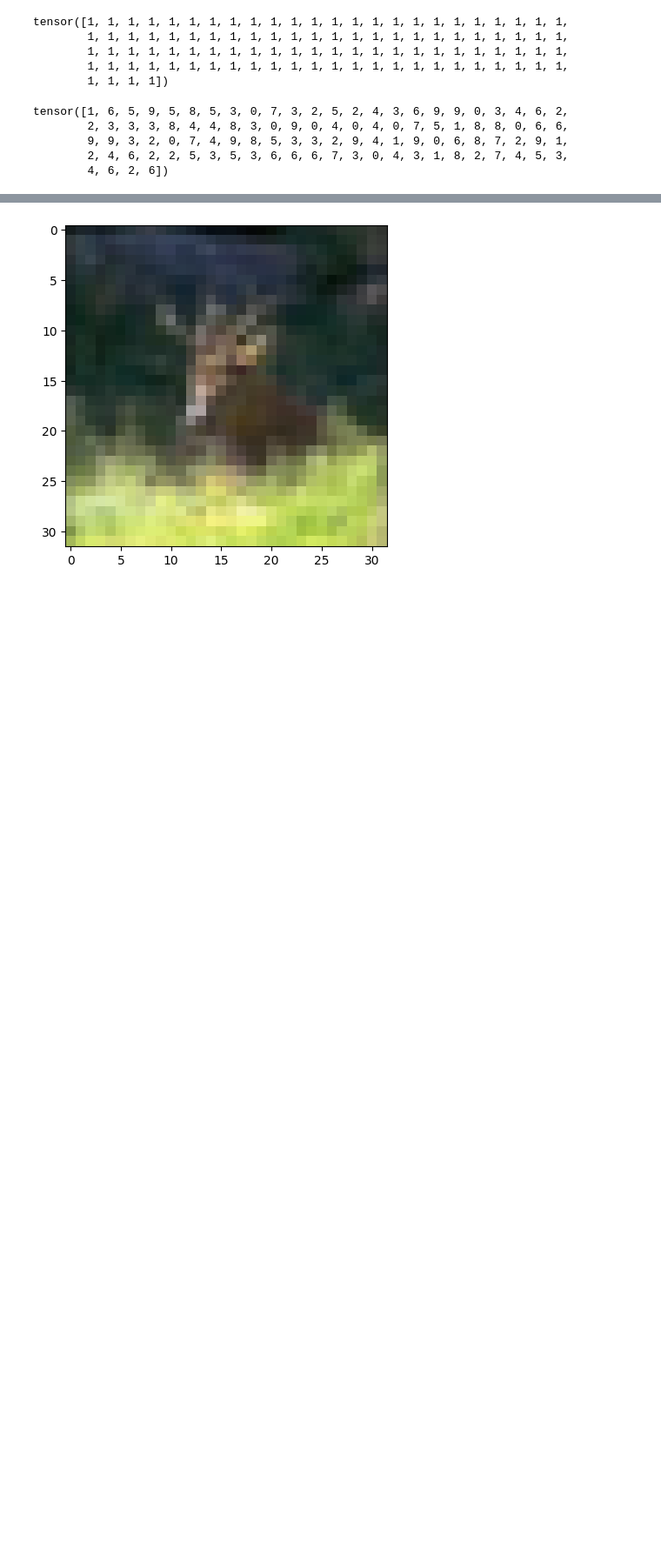
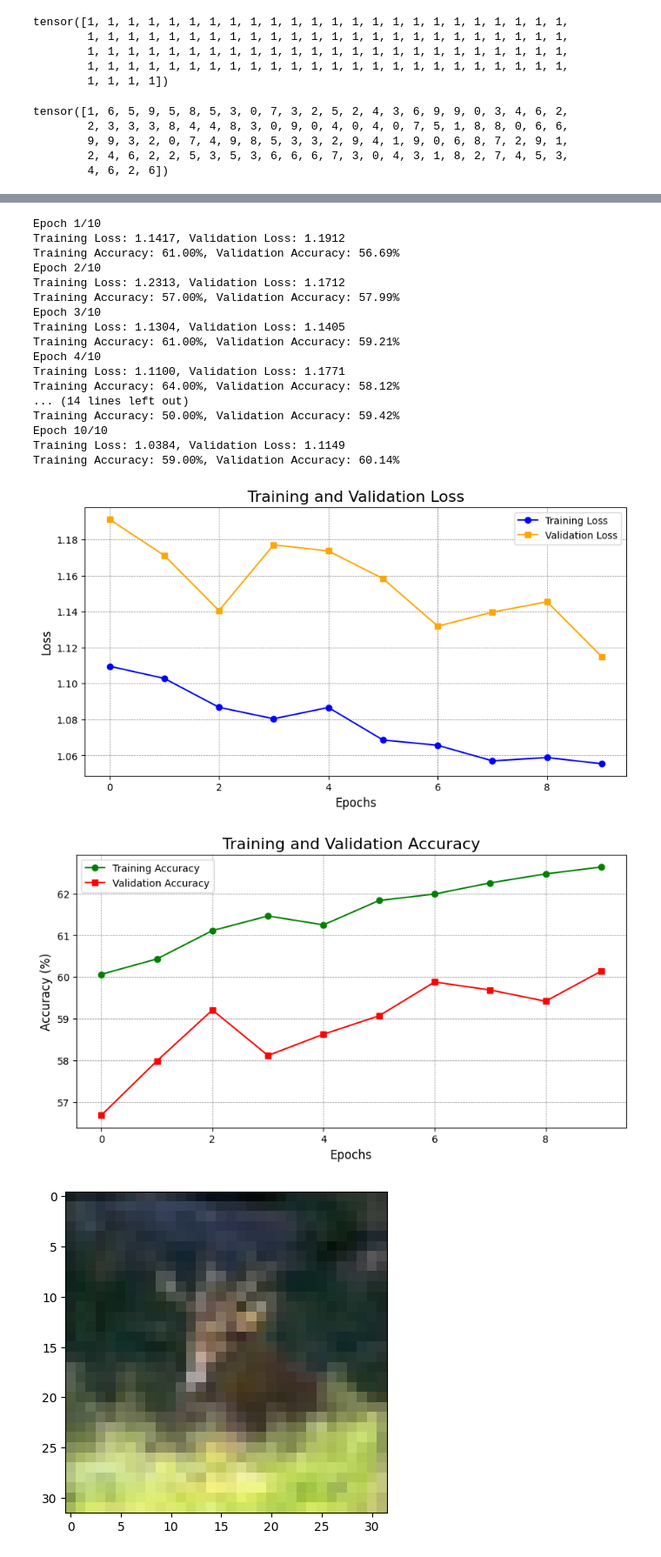
Before and after one commit to JaganFoundr/Linear_Regression, a Jupyter notebook: Image Classification/CNN.ipynb, the cells around one changed output, grey strips where cells are left out. Shown at 87% size. Drawn from its saved outputs; the diff is of its cells as text; code cells hidden in the pictures; blank space fills up the shorter version.

```diff
--- a/Image Classification/CNN.ipynb
+++ b/Image Classification/CNN.ipynb
@@ -214,3 +207,50 @@ Training accuracy: 51.00% and Validation accuracy: 53.70%
+# %%
+# Call the train function
+train_losses, valid_losses, train_accuracies, valid_accuracies = train(
+    10, CIFARmodel, loss_fn, training_loader, validation_loader, opt, metrics=accuracy
+)
+
+# Plot the training and validation loss
+plt.figure(figsize=(10, 5))
+plt.plot(train_losses, label='Training Loss', color='blue', marker='o')
+plt.plot(valid_losses, label='Validation Loss', color='orange', marker='s')
+plt.title('Training and Validation Loss', fontsize=16)
+plt.xlabel('Epochs', fontsize=12)
+plt.ylabel('Loss', fontsize=12)
+plt.legend()
+plt.grid(color='gray', linestyle='--', linewidth=0.5)
+plt.show()
+
+# Plot the training and validation accuracy
+plt.figure(figsize=(10, 5))
+plt.plot(train_accuracies, label='Training Accuracy', color='green', marker='o')
+plt.plot(valid_accuracies, label='Validation Accuracy', color='red', marker='s')
+plt.title('Training and Validation Accuracy', fontsize=16)
+plt.xlabel('Epochs', fontsize=12)
+plt.ylabel('Accuracy (%)', fontsize=12)
+plt.legend()
+plt.grid(color='gray', linestyle='--', linewidth=0.5)
+plt.show()
+# %% [output]
+Epoch 1/10
+Training Loss: 1.1417, Validation Loss: 1.1912
+Training Accuracy: 61.00%, Validation Accuracy: 56.69%
+Epoch 2/10
+Training Loss: 1.2313, Validation Loss: 1.1712
+Training Accuracy: 57.00%, Validation Accuracy: 57.99%
+Epoch 3/10
+Training Loss: 1.1304, Validation Loss: 1.1405
+Training Accuracy: 61.00%, Validation Accuracy: 59.21%
+Epoch 4/10
+Training Loss: 1.1100, Validation Loss: 1.1771
+Training Accuracy: 64.00%, Validation Accuracy: 58.12%
+... (14 lines left out)
+Training Accuracy: 50.00%, Validation Accuracy: 59.42%
+Epoch 10/10
+Training Loss: 1.0384, Validation Loss: 1.1149
+Training Accuracy: 59.00%, Validation Accuracy: 60.14%
+[figure, added]
+[figure, added]
 # %%
 #18
 def prediction(images, CIFARmodel):
```
Also changed, not shown: parts of 3 cells of this notebook.
